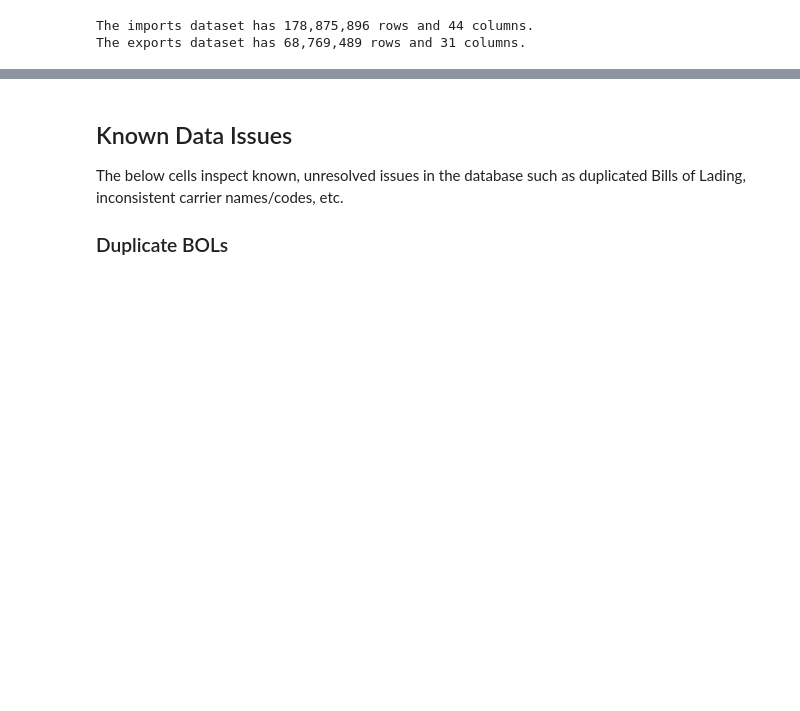
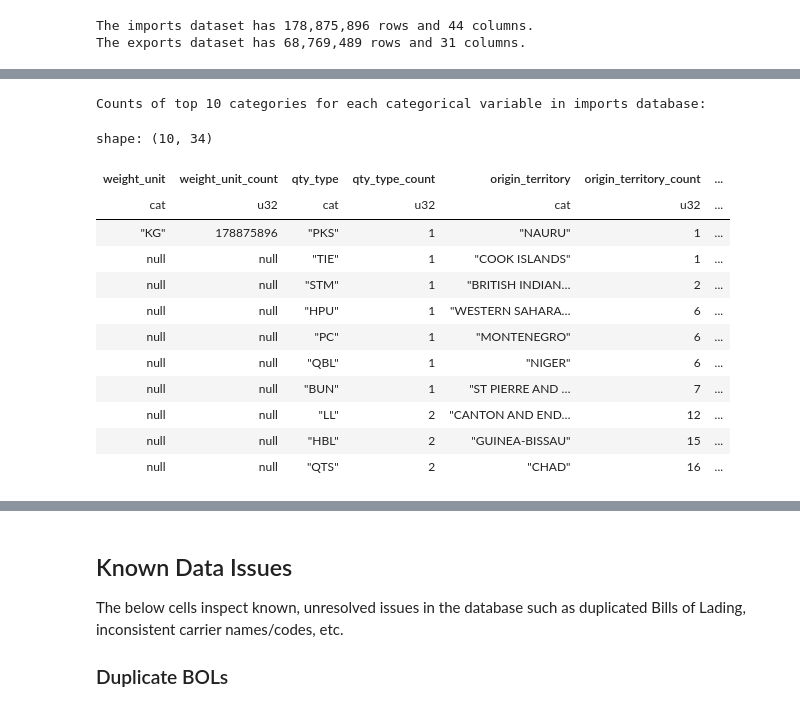
Before and after one commit to epistemetrica/PIERS-Data-Project, a Jupyter notebook: piers_explore.ipynb, the cells around one changed output, grey strips where cells are left out. Cells and saved outputs as stored; diff of their text form; code cells hidden in the pictures; blank space fills up the shorter version.

```diff
--- a/piers_explore.ipynb
+++ b/piers_explore.ipynb
@@ -103,3 +115,46 @@ exports_summarystats_df
 | 6 | 50% | None | None | 1.360800e+02 | None | 1.300000e+01 | None | 0.000000e+00 | ... |
 | 7 | 75% | None | None | 1.919696e+04 | None | 1.780000e+02 | None | 2.000000e+00 | ... |
 | 8 | max | SUNSET TRANSPORTATION SERVICE |  | 9.529981e+08 | None | 3.716633e+09 | None | 3.729250e+03 | ... |
+# %%
+#Counts of top imports categorical columns
+
+#get categorical cols
+imports_catcols_lzdf = (
+    imports_lzdf.select(pl.col(pl.Categorical))
+)
+#init top cats df
+imports_topcats_df = pl.DataFrame()
+
+for colname in imports_catcols_lzdf.columns:
+    col_counts_df = (
+        #select column
+        imports_catcols_lzdf.select(pl.col(colname))
+        .collect()
+        .to_series()
+        #get top 10 value counts
+        .value_counts()
+        .sort('count', descending=True)
+        .limit(10)
+        #rename count column
+        .rename({'count': colname + '_count'})
+    )
+    #stack dfs horizontally
+    imports_topcats_df = pl.concat([imports_topcats_df, col_counts_df], how='horizontal')
+
+print('Counts of top 10 categories for each categorical variable in imports database:')
+imports_topcats_df
+# %% [output]
+Counts of top 10 categories for each categorical variable in imports database:
+shape: (10, 34)
+| weight_unit | weight_unit_count | qty_type | qty_type_count | origin_territory | origin_territory_count | ... |
+| cat | u32 | cat | u32 | cat | u32 | ... |
+| "KG" | 178875896 | "PKS" | 1 | "NAURU" | 1 | ... |
+| null | null | "TIE" | 1 | "COOK ISLANDS" | 1 | ... |
+| null | null | "STM" | 1 | "BRITISH INDIAN… | 2 | ... |
+| null | null | "HPU" | 1 | "WESTERN SAHARA… | 6 | ... |
+| null | null | "PC" | 1 | "MONTENEGRO" | 6 | ... |
+| null | null | "QBL" | 1 | "NIGER" | 6 | ... |
+| null | null | "BUN" | 1 | "ST PIERRE AND … | 7 | ... |
+| null | null | "LL" | 2 | "CANTON AND END… | 12 | ... |
+| null | null | "HBL" | 2 | "GUINEA-BISSAU" | 15 | ... |
+| null | null | "QTS" | 2 | "CHAD" | 16 | ... |
```
Also changed, not shown: parts of 7 cells of this notebook, 1 other file.
